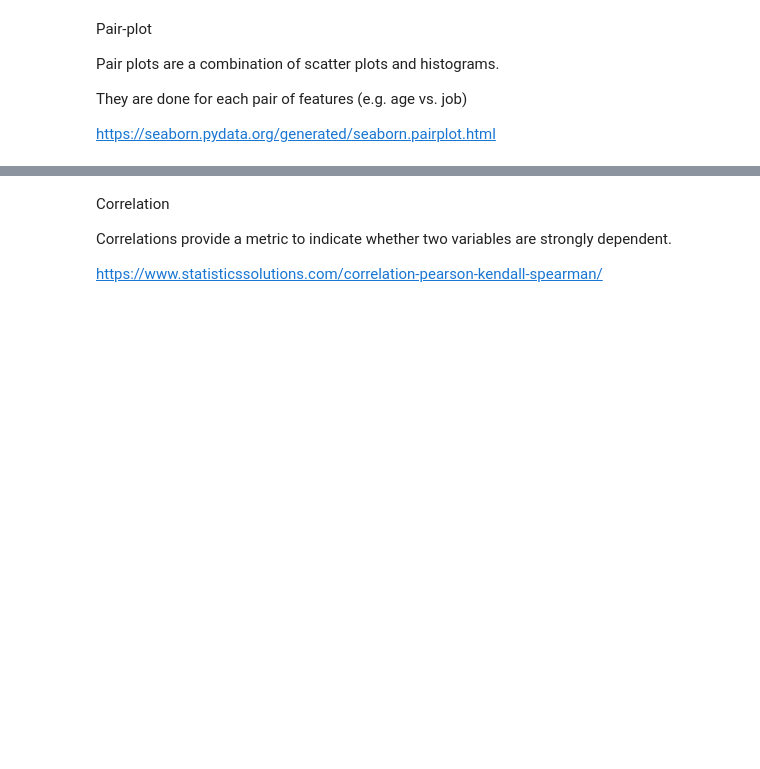
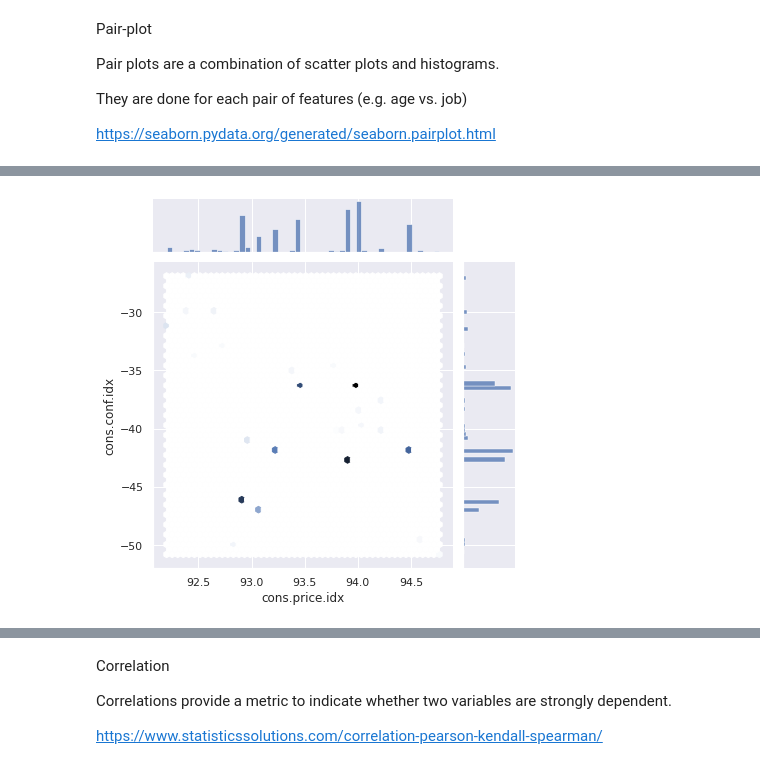
Before and after one commit to Sahel-Eskandar/Term-Deposit, a Jupyter notebook: Notebook/preprocessing.ipynb, the cells around one changed output, grey strips where cells are left out. Cells and saved outputs as stored; diff of their text form; code cells hidden in the pictures; blank space fills up the shorter version.

```diff
--- a/Notebook/preprocessing.ipynb
+++ b/Notebook/preprocessing.ipynb
@@ -239 +243,5 @@ https://seaborn.pydata.org/generated/seaborn.pairplot.html
+# %%
+sns.jointplot(x=df['cons.price.idx'], y=df['cons.conf.idx'],  kind='hex');
+# %% [output]
+[figure, added]
 # %%
```
Also changed, not shown: parts of 10 cells of this notebook.
